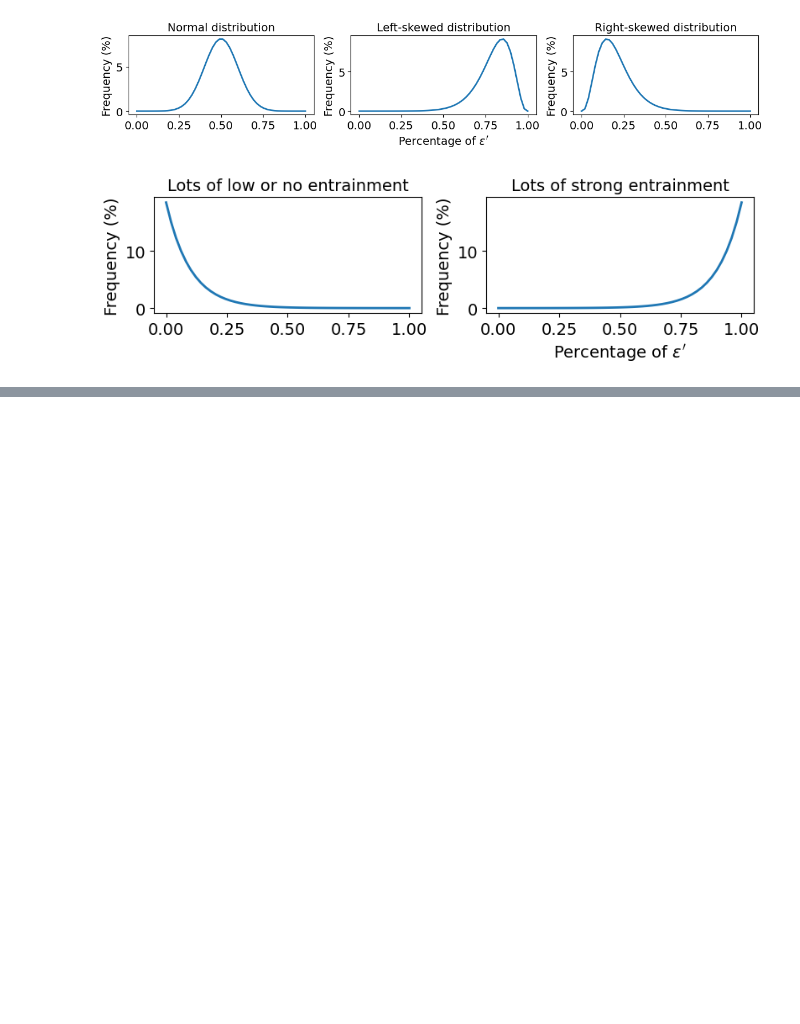
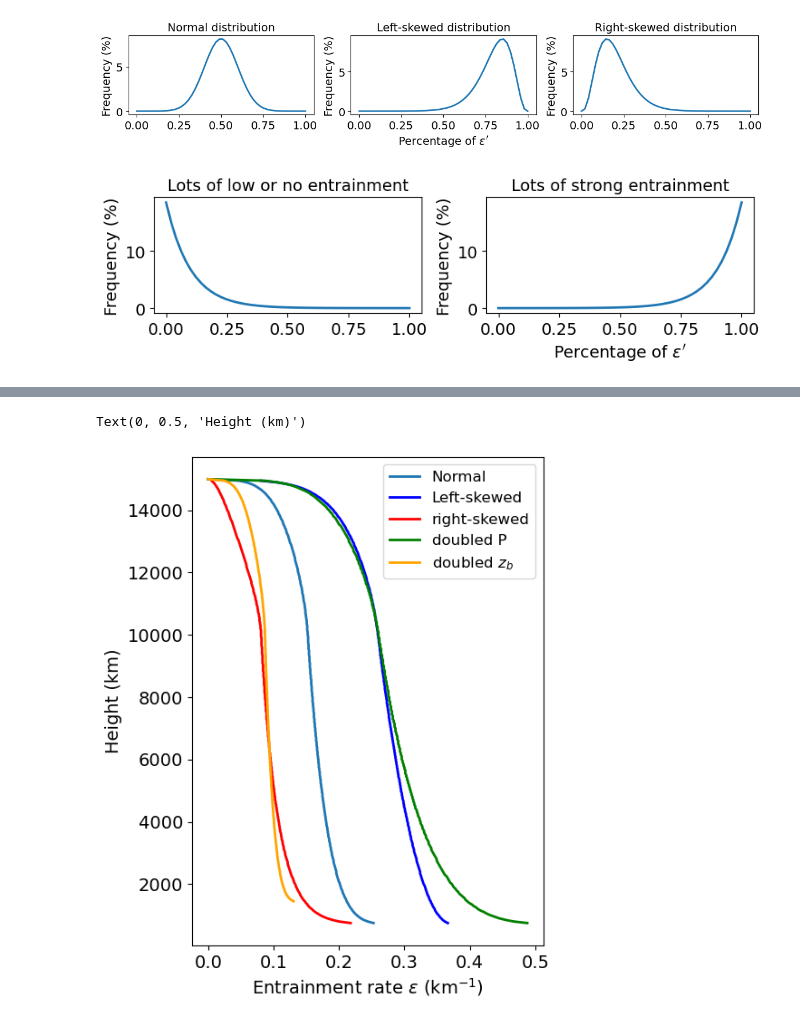
Before and after one commit to dongqi-DQ/plume_models, a Jupyter notebook: distribution_plotting.ipynb, the cells around one changed output, grey strips where cells are left out. Saved outputs shown, nothing was run; the diff lists cells and outputs as text; code cells hidden in the pictures; blank space fills up the shorter version.

```diff
--- a/distribution_plotting.ipynb
+++ b/distribution_plotting.ipynb
@@ -596,0 +631,33 @@ plt.tight_layout()
+# %%
+plt.figure(figsize=(5,7))
+P=3
+z_lcl = 700
+
+df_normal_v = spectral_plume_skew(P=P, z_lcl = z_lcl,get_plane=False, plotting=False, save_data=False,skew_type="normal")[0]
+plt.plot(df_normal_v["ent"][df_normal_v["z"]>z_lcl]*1000,df_normal_v["z"][df_normal_v["z"]>z_lcl],label="Normal")
+
+df_left_v = spectral_plume_skew(P=P, z_lcl = z_lcl,get_plane=False, plotting=False, save_data=False,skew_type="left")[0]
+plt.plot(df_left_v["ent"][df_left_v["ent"]>0]*1000,df_left_v["z"][df_left_v["ent"]>0],label="Left-skewed",color="blue")
+
+df_right_v = spectral_plume_skew(P=P, z_lcl = z_lcl,get_plane=False, plotting=False, save_data=False,skew_type="right")[0]
+plt.plot(df_right_v["ent"][df_right_v["ent"]>0]*1000,df_right_v["z"][df_right_v["ent"]>0],label="right-skewed",color="red")
+
+P = 6
+z_lcl = 700
+
+df_normal_v = spectral_plume_skew(P=P, z_lcl = z_lcl,get_plane=False, plotting=False, save_data=False,skew_type="normal")[0]
+plt.plot(df_normal_v["ent"][df_normal_v["z"]>z_lcl]*1000,df_normal_v["z"][df_normal_v["z"]>z_lcl],label=f"doubled P", color="green")
+
+
+P = 3
+z_lcl = 1400
+
+df_normal_v = spectral_plume_skew(P=P, z_lcl = z_lcl,get_plane=False, plotting=False, save_data=False,skew_type="normal")[0]
+plt.plot(df_normal_v["ent"][df_normal_v["z"]>z_lcl]*1000,df_normal_v["z"][df_normal_v["z"]>z_lcl],label=r"doubled $z_b$", color="orange")
+
+plt.legend()
+plt.xlabel(r"Entrainment rate $\epsilon$ (km$^{-1}$)")
+plt.ylabel("Height (km)")
+# %% [output]
+Text(0, 0.5, 'Height (km)')
+[figure, added]
```
Also changed, not shown: parts of 4 cells of this notebook, 7 other files.
